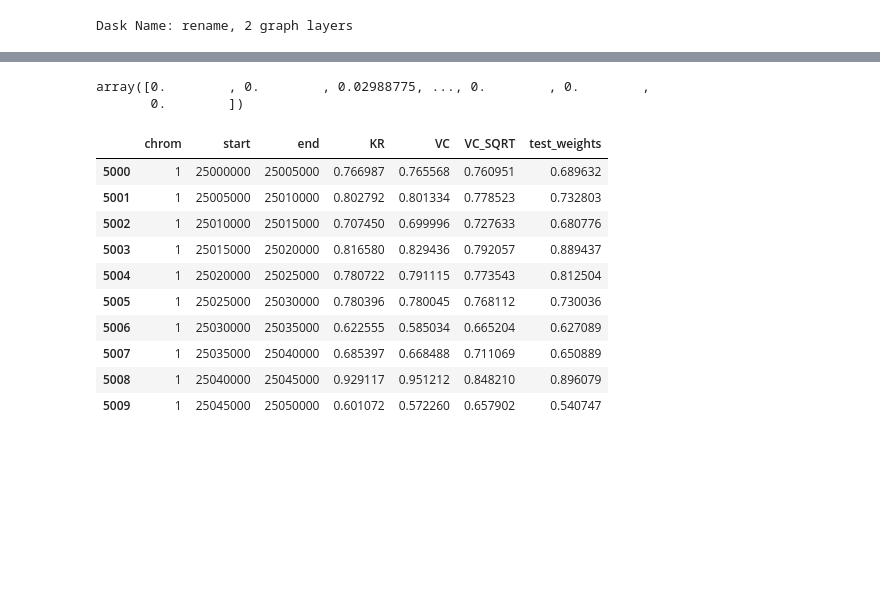
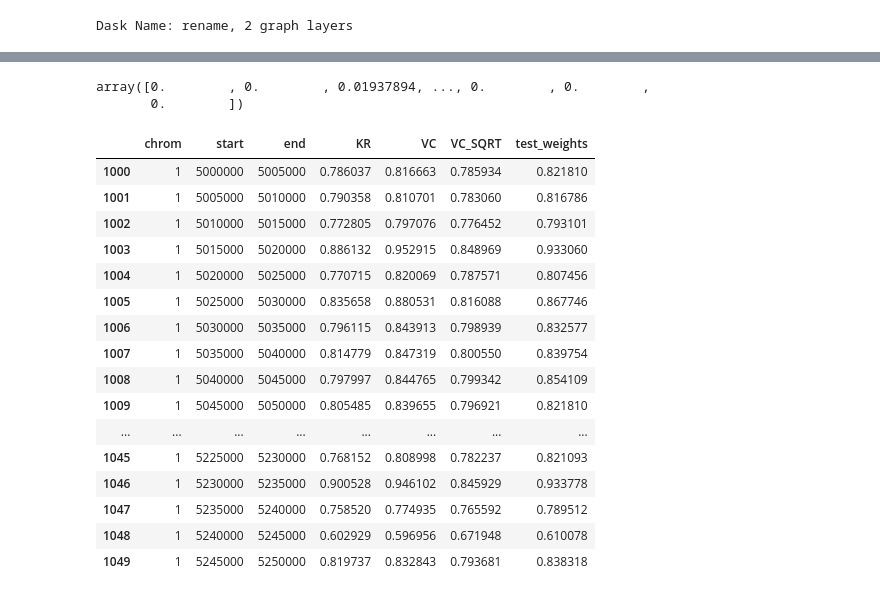
Before and after one commit to Nuwah12/3C-Methods, a Jupyter notebook: Normalization/vc_norm.ipynb, the cells around one changed output, grey strips where cells are left out. Drawn from its saved outputs; the diff is of its cells as text; code cells hidden in the pictures; blank space fills up the shorter version.

```diff
--- a/Normalization/vc_norm.ipynb
+++ b/Normalization/vc_norm.ipynb
@@ -125,7 +79,7 @@ scale
-# %%
-scaled_rowSums = corrected_rowSums * scale
-scaled_rowSums.values
-# %% [output]
-array([0.        , 0.        , 0.02988775, ..., 0.        , 0.        ,
-       0.        ])
+# %%
+scaled_rowsums = rowsums * scale
+scaled_rowsums
+# %% [output]
+array([0.        , 0.        , 0.01937894, ..., 0.        , 0.        ,
+       0.        ])
 # %%
@@ -135,16 +88,21 @@ f.create_dataset('/resolutions/{}/bins/test_weights'.format(res), data=scaled_ro
 f.close()
-# %%
-clr = cooler.Cooler("{}::resolutions/{}".format(cool, res))
-clr.bins()[5000:5010]
-# %% [output]
-|  | chrom | start | end | KR | VC | VC_SQRT | test_weights |
-| 5000 | 1 | 25000000 | 25005000 | 0.766987 | 0.765568 | 0.760951 | 0.689632 |
-| 5001 | 1 | 25005000 | 25010000 | 0.802792 | 0.801334 | 0.778523 | 0.732803 |
-| 5002 | 1 | 25010000 | 25015000 | 0.707450 | 0.699996 | 0.727633 | 0.680776 |
-| 5003 | 1 | 25015000 | 25020000 | 0.816580 | 0.829436 | 0.792057 | 0.889437 |
-| 5004 | 1 | 25020000 | 25025000 | 0.780722 | 0.791115 | 0.773543 | 0.812504 |
-| 5005 | 1 | 25025000 | 25030000 | 0.780396 | 0.780045 | 0.768112 | 0.730036 |
-| 5006 | 1 | 25030000 | 25035000 | 0.622555 | 0.585034 | 0.665204 | 0.627089 |
-| 5007 | 1 | 25035000 | 25040000 | 0.685397 | 0.668488 | 0.711069 | 0.650889 |
-| 5008 | 1 | 25040000 | 25045000 | 0.929117 | 0.951212 | 0.848210 | 0.896079 |
-| 5009 | 1 | 25045000 | 25050000 | 0.601072 | 0.572260 | 0.657902 | 0.540747 |
+# %%
+clr.bins()[1000:1050]
+# %% [output]
+|  | chrom | start | end | KR | VC | VC_SQRT | test_weights |
+| 1000 | 1 | 5000000 | 5005000 | 0.786037 | 0.816663 | 0.785934 | 0.821810 |
+| 1001 | 1 | 5005000 | 5010000 | 0.790358 | 0.810701 | 0.783060 | 0.816786 |
+| 1002 | 1 | 5010000 | 5015000 | 0.772805 | 0.797076 | 0.776452 | 0.793101 |
+| 1003 | 1 | 5015000 | 5020000 | 0.886132 | 0.952915 | 0.848969 | 0.933060 |
+| 1004 | 1 | 5020000 | 5025000 | 0.770715 | 0.820069 | 0.787571 | 0.807456 |
+| 1005 | 1 | 5025000 | 5030000 | 0.835658 | 0.880531 | 0.816088 | 0.867746 |
+| 1006 | 1 | 5030000 | 5035000 | 0.796115 | 0.843913 | 0.798939 | 0.832577 |
+| 1007 | 1 | 5035000 | 5040000 | 0.814779 | 0.847319 | 0.800550 | 0.839754 |
+| 1008 | 1 | 5040000 | 5045000 | 0.797997 | 0.844765 | 0.799342 | 0.854109 |
+| 1009 | 1 | 5045000 | 5050000 | 0.805485 | 0.839655 | 0.796921 | 0.821810 |
+| ... | ... | ... | ... | ... | ... | ... | ... |
+| 1045 | 1 | 5225000 | 5230000 | 0.768152 | 0.808998 | 0.782237 | 0.821093 |
+| 1046 | 1 | 5230000 | 5235000 | 0.900528 | 0.946102 | 0.845929 | 0.933778 |
+| 1047 | 1 | 5235000 | 5240000 | 0.758520 | 0.774935 | 0.765592 | 0.789512 |
+| 1048 | 1 | 5240000 | 5245000 | 0.602929 | 0.596956 | 0.671948 | 0.610078 |
+| 1049 | 1 | 5245000 | 5250000 | 0.819737 | 0.832843 | 0.793681 | 0.838318 |
```
Also changed, not shown: parts of 22 cells of this notebook, 2 other files.
